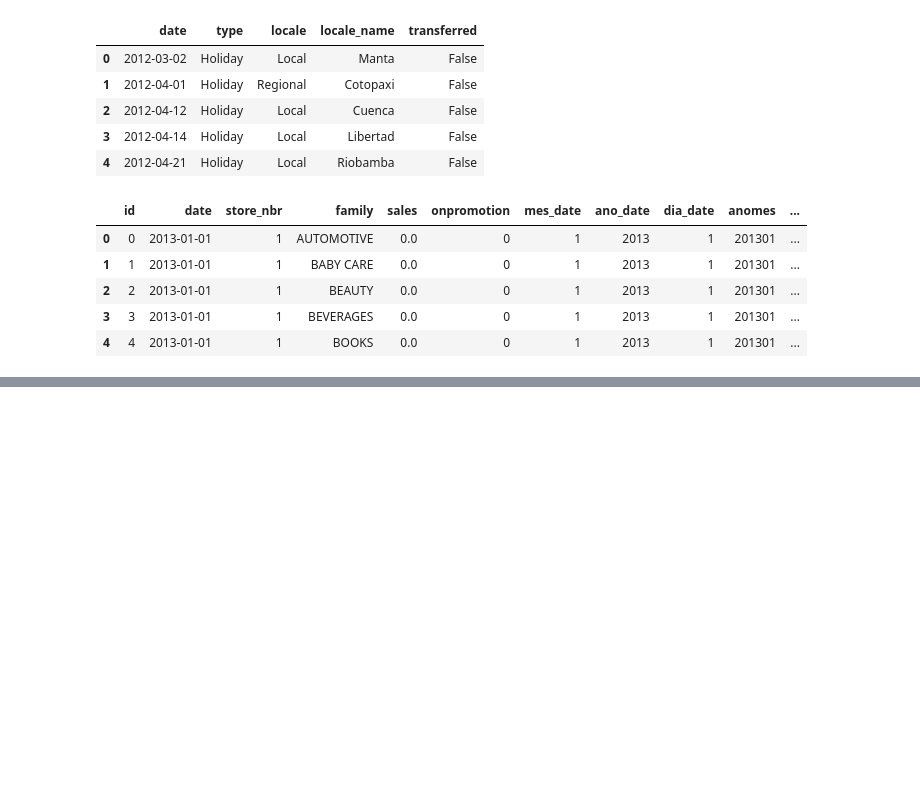
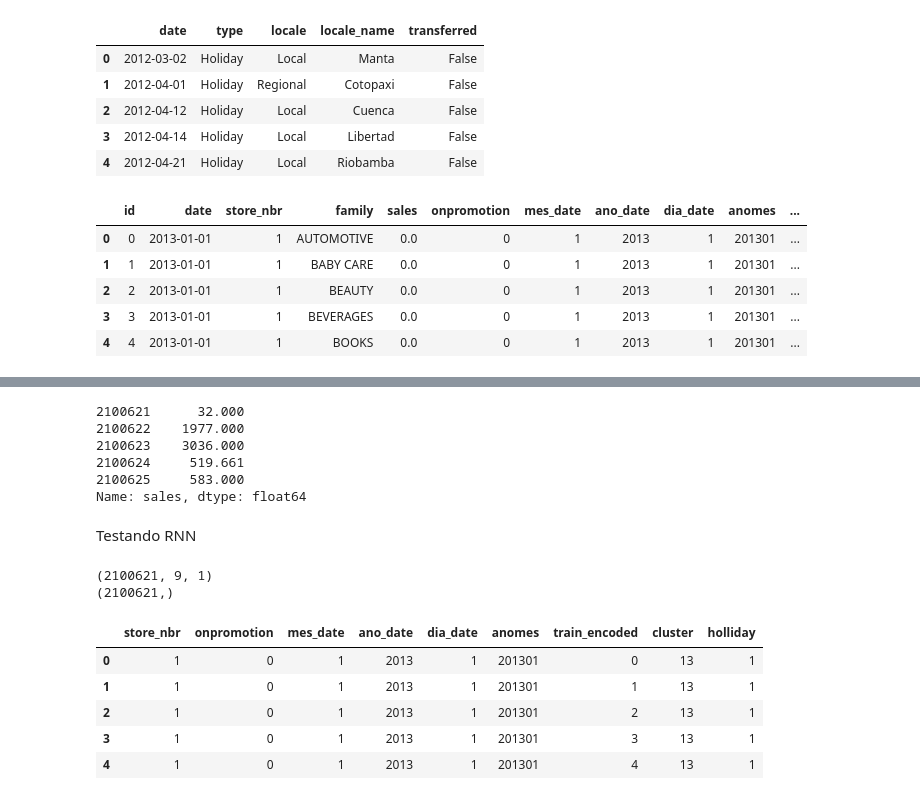
Before and after one commit to UFRJ-Analytica/kaggle-store-sales-time-series-forecasting, a Jupyter notebook: solution.ipynb, the cells around one changed output, grey strips where cells are left out. Saved outputs shown, nothing was run; the diff lists cells and outputs as text; code cells hidden in the pictures; blank space fills up the shorter version.

```diff
--- a/solution.ipynb
+++ b/solution.ipynb
@@ -288,7 +289,7 @@ y = train['sales']
 
 X_train, X_test, y_train, y_test = train_test_split(X, y, test_size=0.3, random_state = None, shuffle = False)
 # %%
-rf = RandomForestRegressor(n_estimators = 10, max_depth = 2)
+rf = RandomForestRegressor(n_estimators = 15)
 # %%
 rf.fit(X_train, y_train)
 # %% [output]
@@ -318,0 +308,11 @@ test.head()
+# %%
+train.loc[2100621:2100625]['sales']
+# %% [output]
+2100621      32.000
+2100622    1977.000
+2100623    3036.000
+2100624     519.661
+2100625     583.000
+Name: sales, dtype: float64
+# %% [markdown]
+<p> Testando RNN </p>
@@ -318,0 +326,16 @@ test.head()
+# %%
+data_X_train = np.reshape(data_X_train, (data_X_train.shape[0],data_X_train.shape[1],1))
+print(data_X_train.shape)
+print(data_y_train.shape)
+# %% [output]
+(2100621, 9, 1)
+(2100621,)
+# %%
+X_train.head()
+# %% [output]
+|  | store_nbr | onpromotion | mes_date | ano_date | dia_date | anomes | train_encoded | cluster | holliday |
+| 0 | 1 | 0 | 1 | 2013 | 1 | 201301 | 0 | 13 | 1 |
+| 1 | 1 | 0 | 1 | 2013 | 1 | 201301 | 1 | 13 | 1 |
+| 2 | 1 | 0 | 1 | 2013 | 1 | 201301 | 2 | 13 | 1 |
+| 3 | 1 | 0 | 1 | 2013 | 1 | 201301 | 3 | 13 | 1 |
+| 4 | 1 | 0 | 1 | 2013 | 1 | 201301 | 4 | 13 | 1 |
```
Also changed, not shown: parts of 13 cells of this notebook.
